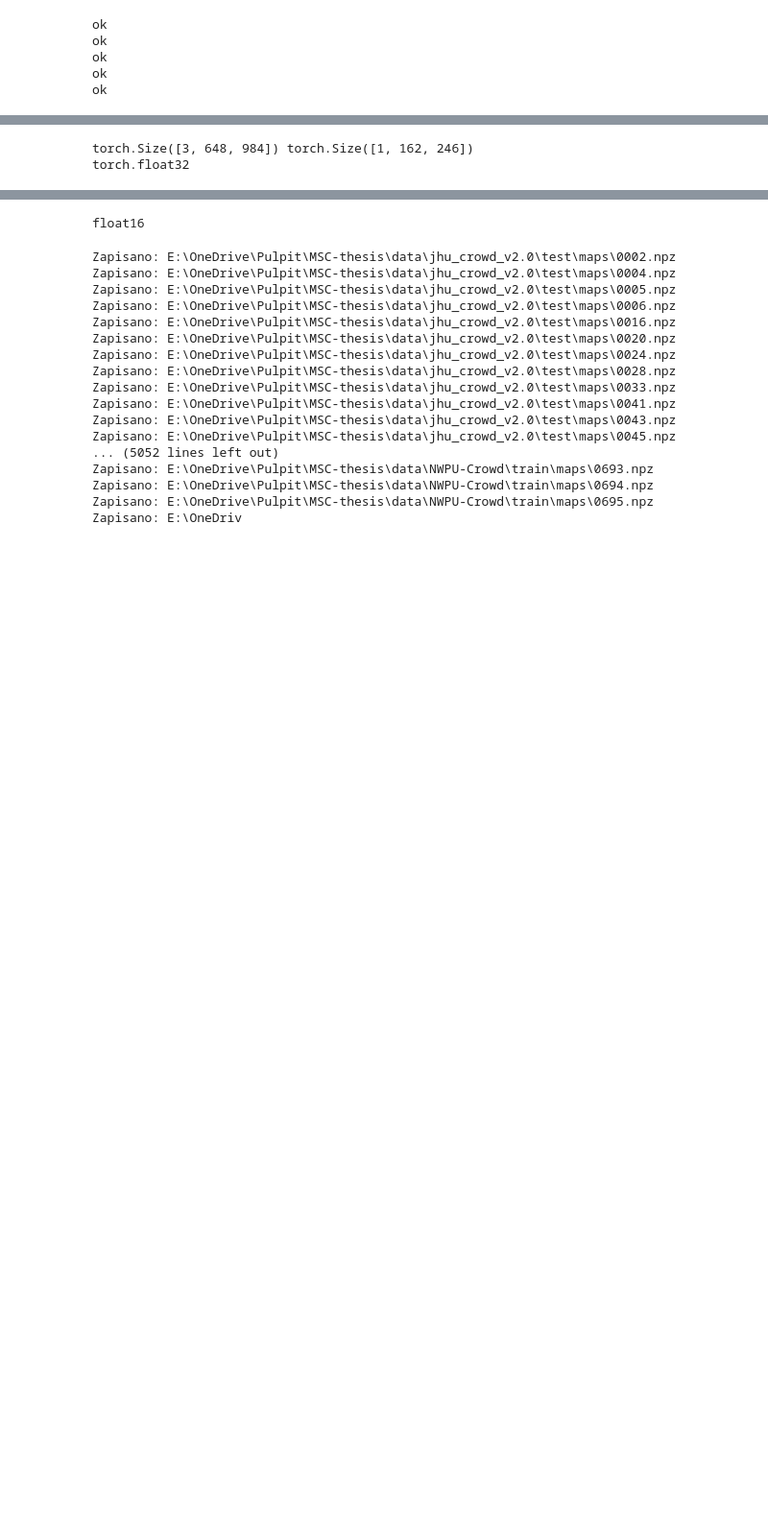
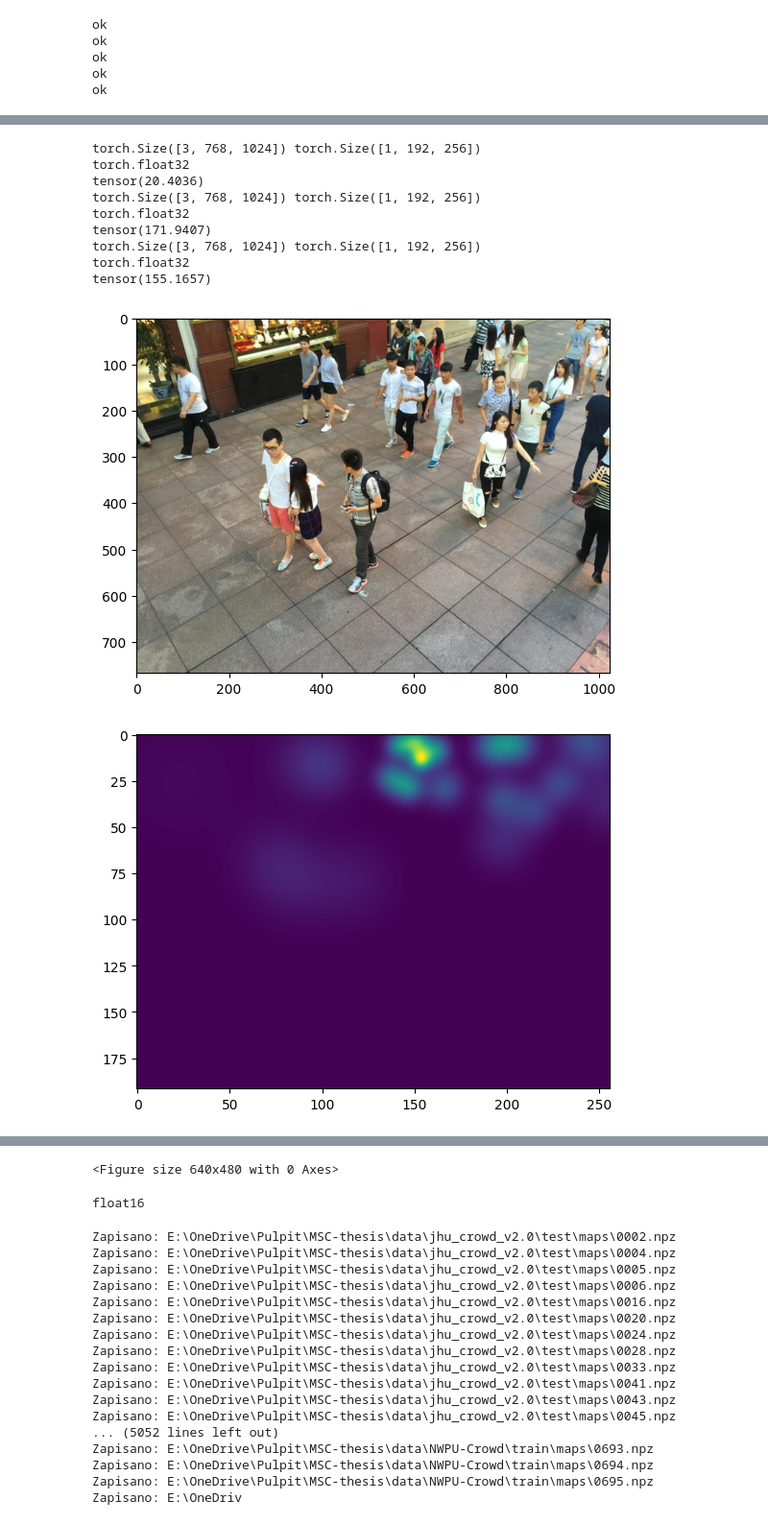
Before and after one commit to wozniakw2002/MSC-thesis, a Jupyter notebook: test.ipynb, the cells around one changed output, grey strips where cells are left out. Shown at 96% size. Cells and saved outputs as stored; diff of their text form; code cells hidden in the pictures; blank space fills up the shorter version.

```diff
--- a/test.ipynb
+++ b/test.ipynb
@@ -84,16 +82,26 @@ RuntimeError: Given groups=1, weight of size [16, 3, 9, 9], expected input[1, 10
 # %%
-img_root=r'data\UCF_CC_50\images'
-gt_map_path=r'data\UCF_CC_50\maps'
-dataset=CrowdDataset(img_root,gt_map_path,gt_downsample=4)
+img_root=r'data\ShanghaiTech_part_B\test\images'
+gt_map_path=r'data\ShanghaiTech_part_B\test\maps'
+dataset=CrowdDataset(img_root,gt_map_path,gt_downsample=4, resize=False)
 for i,(img,gt_dmap) in enumerate(dataset):
-    # plt.imshow(img)
-    # plt.figure()
-    # plt.imshow(gt_dmap)
-    # plt.figure()
-    if i>0:
+    plt.imshow(img.permute(1, 2, 0))
+    plt.figure()
+    plt.imshow(gt_dmap.permute(1, 2, 0))
+    plt.figure()
+    if i>2:
         break
     print(img.shape,gt_dmap.shape)
     print(gt_dmap.dtype)
+    print(gt_dmap.sum())
 # %% [output]
-torch.Size([3, 648, 984]) torch.Size([1, 162, 246])
+torch.Size([3, 768, 1024]) torch.Size([1, 192, 256])
 torch.float32
+tensor(20.4036)
+torch.Size([3, 768, 1024]) torch.Size([1, 192, 256])
+torch.float32
+tensor(171.9407)
+torch.Size([3, 768, 1024]) torch.Size([1, 192, 256])
+torch.float32
+tensor(155.1657)
+[figure, added]
+[figure, added]
@@ -100,3 +114,4 @@ torch.float32
+<Figure size 640x480 with 0 Axes>
 # %%
 data = np.load(r"data\ShanghaiTech_part_A\test\maps\IMG_1.npz")
 arr = data["arr"]
```
Also changed, not shown: parts of 3 cells of this notebook, 2 other files.
